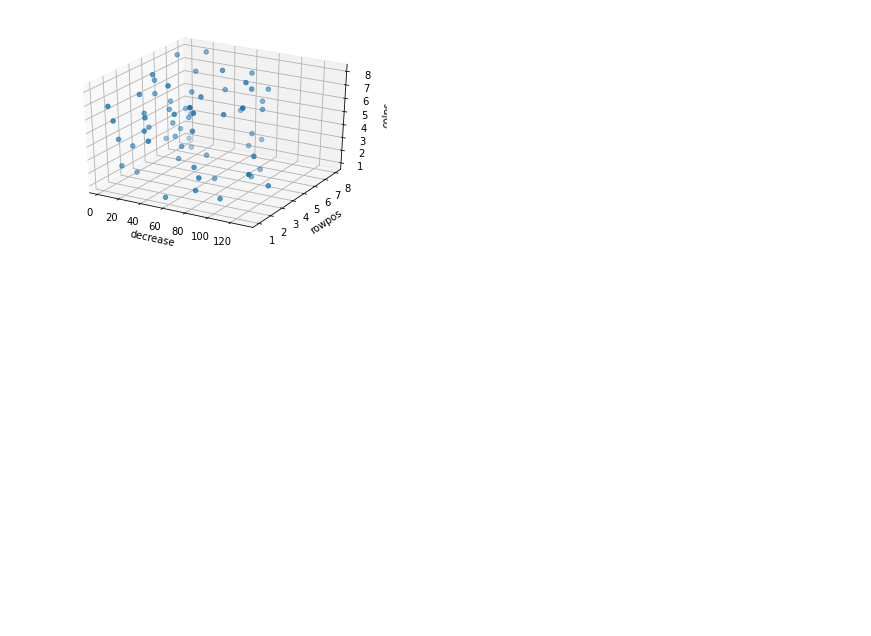
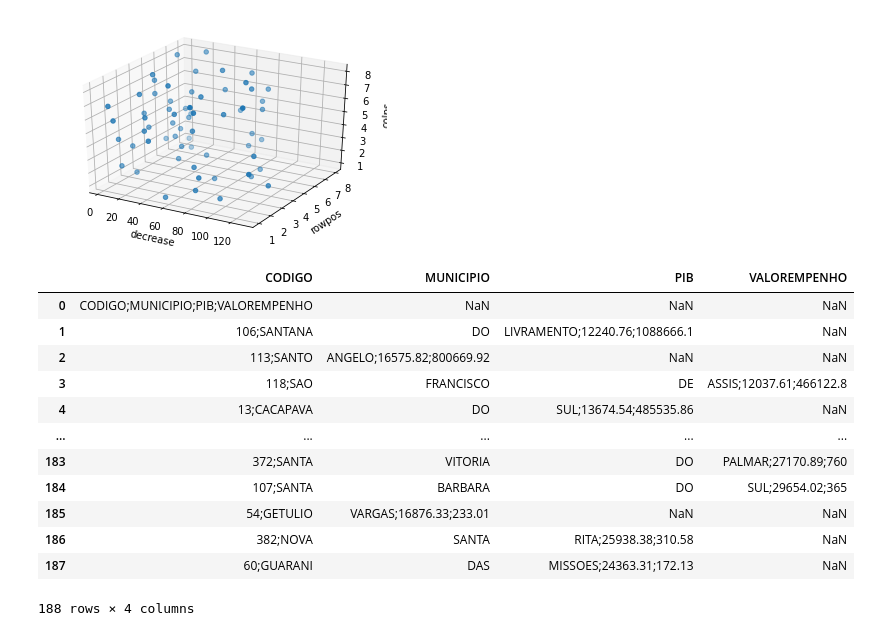
Before and after one commit to WandersonGustavo/Imersao_Alura, a Jupyter notebook: dataScience.ipynb, the cells around one changed output. Drawn from its saved outputs; the diff is of its cells as text; code cells hidden in the pictures; blank space fills up the shorter version.

```diff
--- a/dataScience.ipynb
+++ b/dataScience.ipynb
@@ -836,0 +845,19 @@ Text(0.5, 0, 'colps')
+# %%
+#from numpy.lib.shape_base import row_stack
+base=pd.read_csv("dados.csv", delim_whitespace = True, header=None, names = ['CODIGO','MUNICIPIO','PIB','VALOREMPENHO'])
+
+base
+# %% [output]
+|  | CODIGO | MUNICIPIO | PIB | VALOREMPENHO |
+| 0 | CODIGO;MUNICIPIO;PIB;VALOREMPENHO | NaN | NaN | NaN |
+| 1 | 106;SANTANA | DO | LIVRAMENTO;12240.76;1088666.1 | NaN |
+| 2 | 113;SANTO | ANGELO;16575.82;800669.92 | NaN | NaN |
+| 3 | 118;SAO | FRANCISCO | DE | ASSIS;12037.61;466122.8 |
+| 4 | 13;CACAPAVA | DO | SUL;13674.54;485535.86 | NaN |
+| ... | ... | ... | ... | ... |
+| 183 | 372;SANTA | VITORIA | DO | PALMAR;27170.89;760 |
+| 184 | 107;SANTA | BARBARA | DO | SUL;29654.02;365 |
+| 185 | 54;GETULIO | VARGAS;16876.33;233.01 | NaN | NaN |
+| 186 | 382;NOVA | SANTA | RITA;25938.38;310.58 | NaN |
+| 187 | 60;GUARANI | DAS | MISSOES;24363.31;172.13 | NaN |
+188 rows × 4 columns
```
Also changed, not shown: parts of 6 cells of this notebook.
